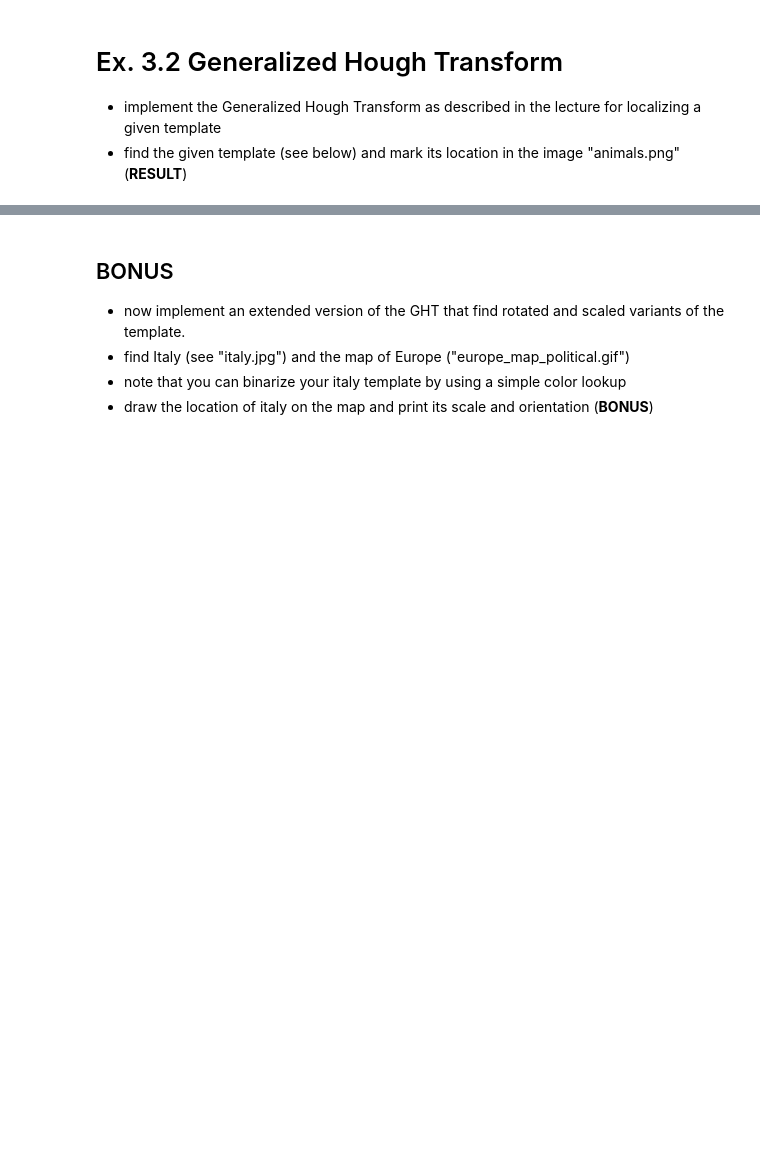
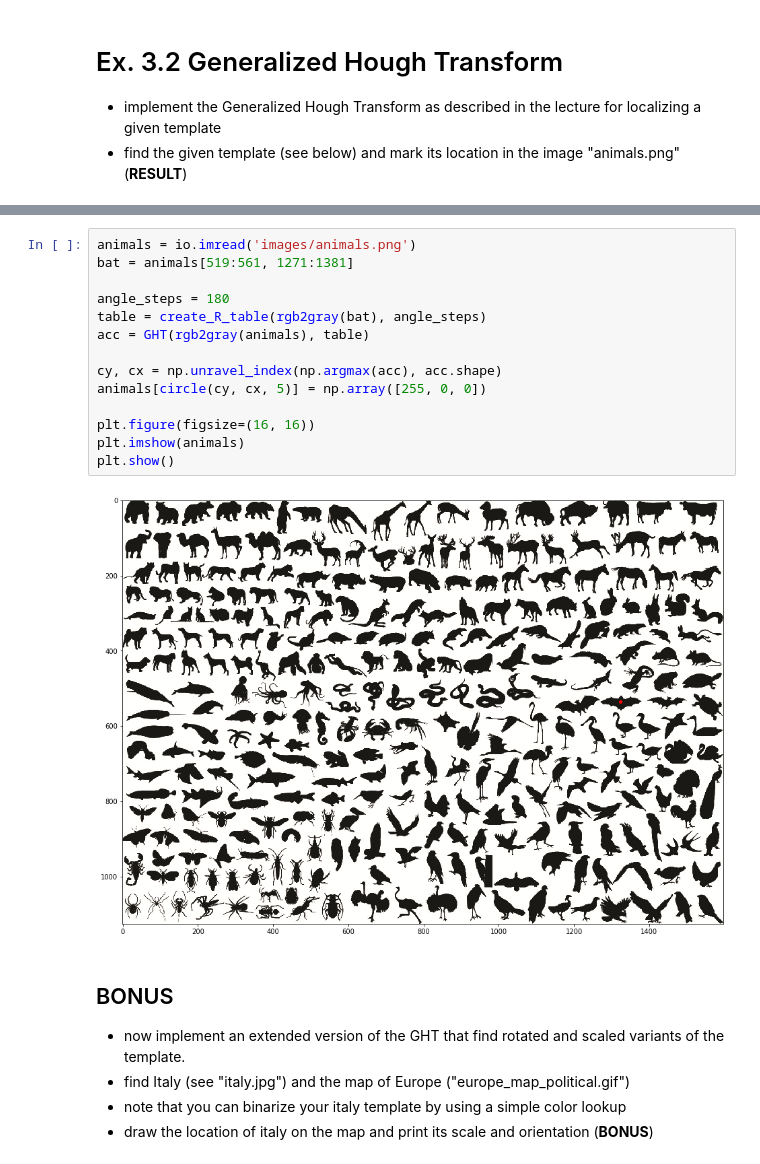
Before and after one commit to AbdBarho/CV19-20, a Jupyter notebook: 04_HoughTransfrom.ipynb, the cells around one changed output, grey strips where cells are left out. Drawn from its saved outputs; the diff is of its cells as text; blank space fills up the shorter version.

```diff
--- a/04_HoughTransfrom.ipynb
+++ b/04_HoughTransfrom.ipynb
@@ -123,3 +151,19 @@ ax3.imshow(bat_edge)
+# %%
+animals = io.imread('images/animals.png')
+bat = animals[519:561, 1271:1381]
+
+angle_steps = 180
+table = create_R_table(rgb2gray(bat), angle_steps)
+acc = GHT(rgb2gray(animals), table)
+
+cy, cx = np.unravel_index(np.argmax(acc), acc.shape)
+animals[circle(cy, cx, 5)] = np.array([255, 0, 0])
+
+plt.figure(figsize=(16, 16))
+plt.imshow(animals)
+plt.show()
+# %% [output]
+[figure, added]
 # %% [markdown]
 ## BONUS
 * now implement an extended version of the GHT that find rotated and scaled variants of the template.
```
Also changed, not shown: parts of 2 cells of this notebook.
